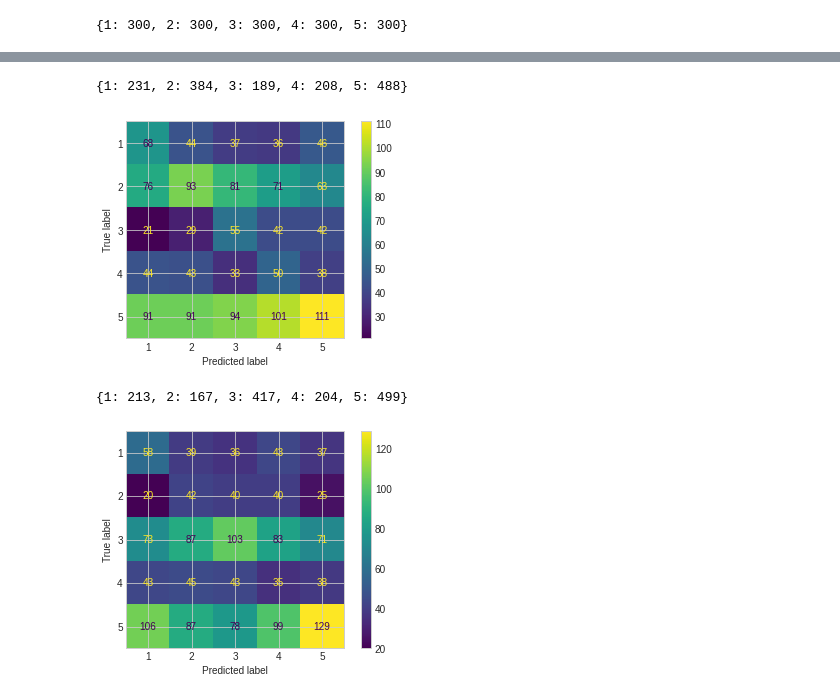
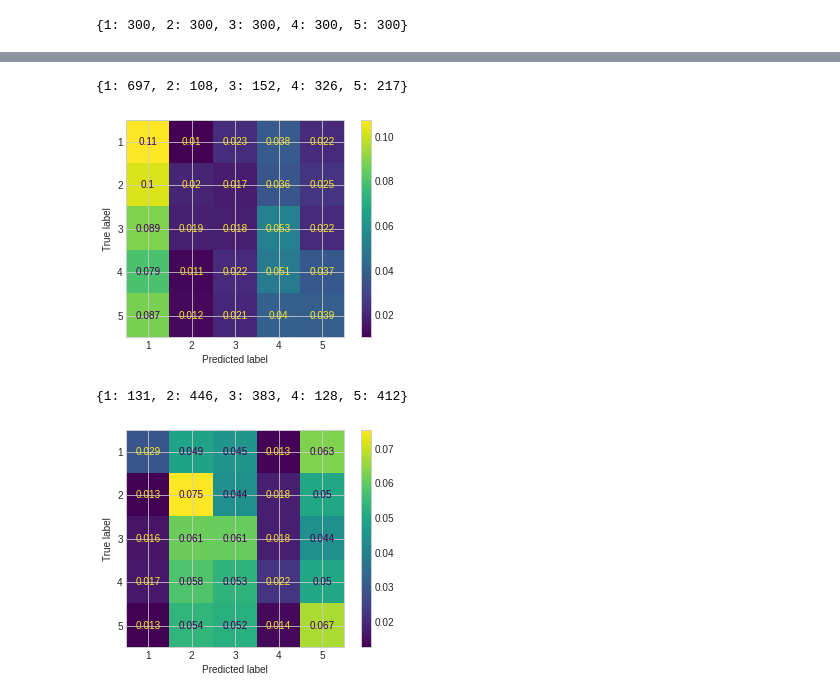
Before and after one commit to akraradets/2021JanHCI, a Jupyter notebook: 4-redo-process/01-emotion.ipynb, the cells around one changed output, grey strips where cells are left out. Cells and saved outputs as stored; diff of their text form; code cells hidden in the pictures.

```diff
--- a/4-redo-process/01-emotion.ipynb
+++ b/4-redo-process/01-emotion.ipynb
@@ -237,7 +237,7 @@ def build_data(p_num, EEG,ids):
             # data = csp.fit_transform(epochs.get_data(), events)
             sys.stdout = sys.__stdout__
             for index_inner, evoked in enumerate(epochs.iter_evoked()):
-                power,freq = mne.time_frequency.psd_array_welch(data[index_inner],sfreq=250,n_fft=250, verbose=False)
+                power,freq = mne.time_frequency.psd_array_welch(data[index_inner],sfreq=250,n_fft=64, verbose=False)
                 row = power
                 row = 10 * np.log10(row)
                 row = np.expand_dims(row, axis=0)
@@ -473,24 +483,22 @@ Best Score is 0.232 | 0.20999999999999996 at index 4 with combination ['Gamma']
 # %%
 from sklearn.metrics import confusion_matrix, ConfusionMatrixDisplay
 # %%
-best_image_model.predict(image_X)
 ans = best_image_model.predict(normalize(image_X,axis=0))
 label = image_y
-cm = confusion_matrix(ans, label)
+cm = confusion_matrix(label, ans, normalize='all')
 ConfusionMatrixDisplay(cm, display_labels=[1,2,3,4,5]).plot()
 # print(cm)
 bin = dict({1: 0, 2: 0, 3: 0, 4: 0, 5: 0 })
 for i in ans:
     bin[i] = bin[i] + 1
 print(bin)
 # %% [output]
-{1: 231, 2: 384, 3: 189, 4: 208, 5: 488}
+{1: 697, 2: 108, 3: 152, 4: 326, 5: 217}
-[figure, old version]
+[figure, new version]
 # %%
-best_audio_model.predict(audio_X)
 ans = best_audio_model.predict(normalize(audio_X,axis=0))
 label = audio_y
-cm = confusion_matrix(ans, label)
+cm = confusion_matrix(label, ans, normalize='all')
 ConfusionMatrixDisplay(cm, display_labels=[1,2,3,4,5]).plot()
 # print(cm)
 bin = dict({1: 0, 2: 0, 3: 0, 4: 0, 5: 0 })
@@ -498,5 +506,5 @@ for i in ans:
     bin[i] = bin[i] + 1
 print(bin)
 # %% [output]
-{1: 213, 2: 167, 3: 417, 4: 204, 5: 499}
+{1: 131, 2: 446, 3: 383, 4: 128, 5: 412}
-[figure, old version]
+[figure, new version]
```
Also changed, not shown: parts of 4 cells of this notebook.
